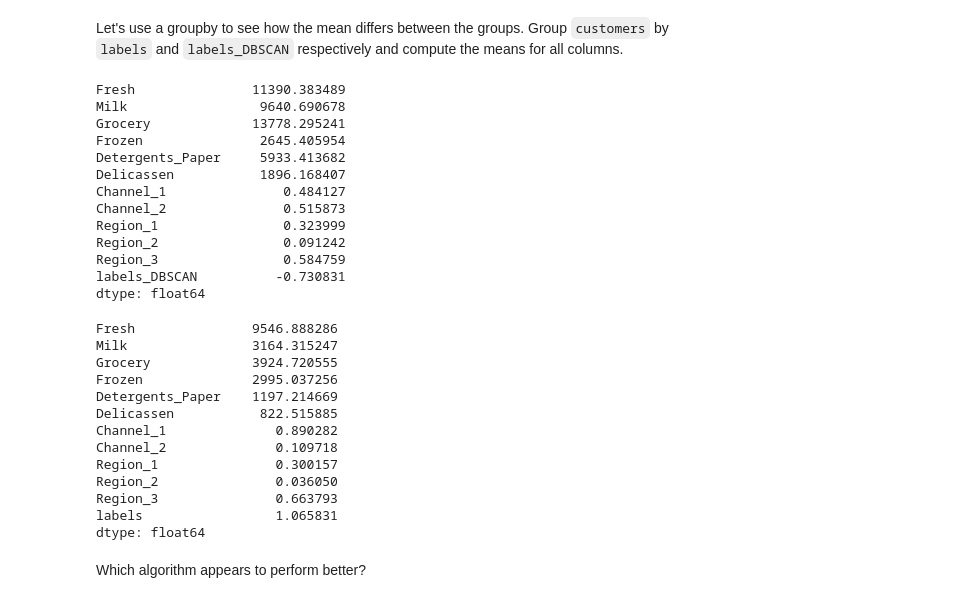
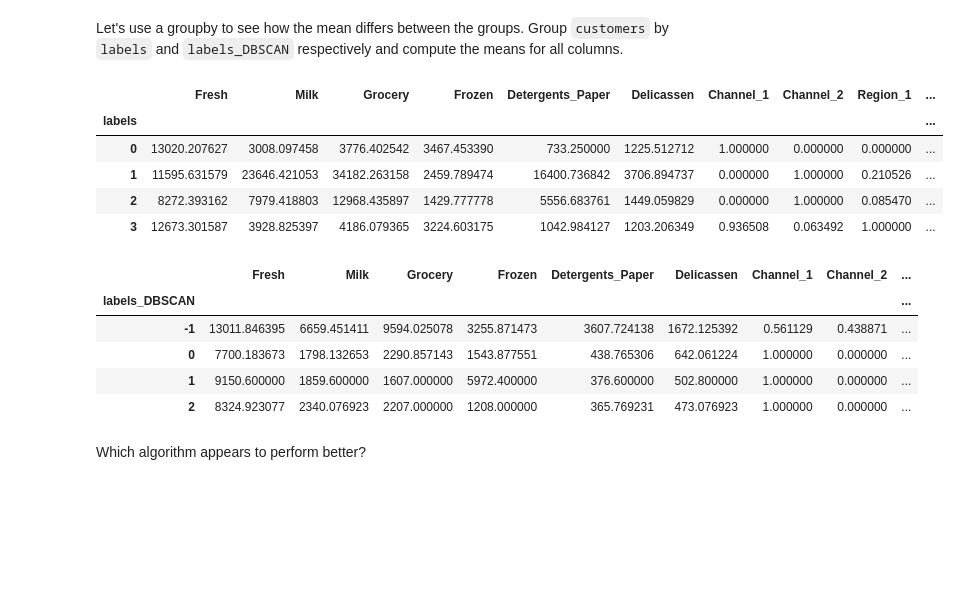
Before and after one commit to ta-data-lis/lab-unsupervised-learning, a Jupyter notebook: your-code/main.ipynb, the cells around one changed output. Saved outputs shown, nothing was run; the diff lists cells and outputs as text; code cells hidden in the pictures; blank space fills up the shorter version.

```diff
--- a/your-code/main.ipynb
+++ b/your-code/main.ipynb
@@ -483,37 +483,23 @@ customers_kmeans = customers.groupby(by='labels').mean()
 
 customers_dbscans = customers.groupby(by='labels_DBSCAN').mean()
 # %%
-customers_kmeans.mean()
+customers_kmeans
 # %% [output]
-Fresh               11390.383489
-Milk                 9640.690678
-Grocery             13778.295241
-Frozen               2645.405954
-Detergents_Paper     5933.413682
-Delicassen           1896.168407
-Channel_1               0.484127
-Channel_2               0.515873
-Region_1                0.323999
-Region_2                0.091242
-Region_3                0.584759
-labels_DBSCAN          -0.730831
-dtype: float64
+|  | Fresh | Milk | Grocery | Frozen | Detergents_Paper | Delicassen | Channel_1 | Channel_2 | Region_1 | ... |
+| labels |  |  |  |  |  |  |  |  |  | ... |
+| 0 | 13020.207627 | 3008.097458 | 3776.402542 | 3467.453390 | 733.250000 | 1225.512712 | 1.000000 | 0.000000 | 0.000000 | ... |
+| 1 | 11595.631579 | 23646.421053 | 34182.263158 | 2459.789474 | 16400.736842 | 3706.894737 | 0.000000 | 1.000000 | 0.210526 | ... |
+| 2 | 8272.393162 | 7979.418803 | 12968.435897 | 1429.777778 | 5556.683761 | 1449.059829 | 0.000000 | 1.000000 | 0.085470 | ... |
+| 3 | 12673.301587 | 3928.825397 | 4186.079365 | 3224.603175 | 1042.984127 | 1203.206349 | 0.936508 | 0.063492 | 1.000000 | ... |
 # %%
-customers_dbscans.mean()
+customers_dbscans
 # %% [output]
-Fresh               9546.888286
-Milk                3164.315247
-Grocery             3924.720555
-Frozen              2995.037256
-Detergents_Paper    1197.214669
-Delicassen           822.515885
-Channel_1              0.890282
-Channel_2              0.109718
-Region_1               0.300157
-Region_2               0.036050
-Region_3               0.663793
-labels                 1.065831
-dtype: float64
+|  | Fresh | Milk | Grocery | Frozen | Detergents_Paper | Delicassen | Channel_1 | Channel_2 | ... |
+| labels_DBSCAN |  |  |  |  |  |  |  |  | ... |
+| -1 | 13011.846395 | 6659.451411 | 9594.025078 | 3255.871473 | 3607.724138 | 1672.125392 | 0.561129 | 0.438871 | ... |
+| 0 | 7700.183673 | 1798.132653 | 2290.857143 | 1543.877551 | 438.765306 | 642.061224 | 1.000000 | 0.000000 | ... |
+| 1 | 9150.600000 | 1859.600000 | 1607.000000 | 5972.400000 | 376.600000 | 502.800000 | 1.000000 | 0.000000 | ... |
+| 2 | 8324.923077 | 2340.076923 | 2207.000000 | 1208.000000 | 365.769231 | 473.076923 | 1.000000 | 0.000000 | ... |
 # %% [markdown]
 Which algorithm appears to perform better?
 # %%
```
Also changed, not shown: parts of 1 cell of this notebook.
